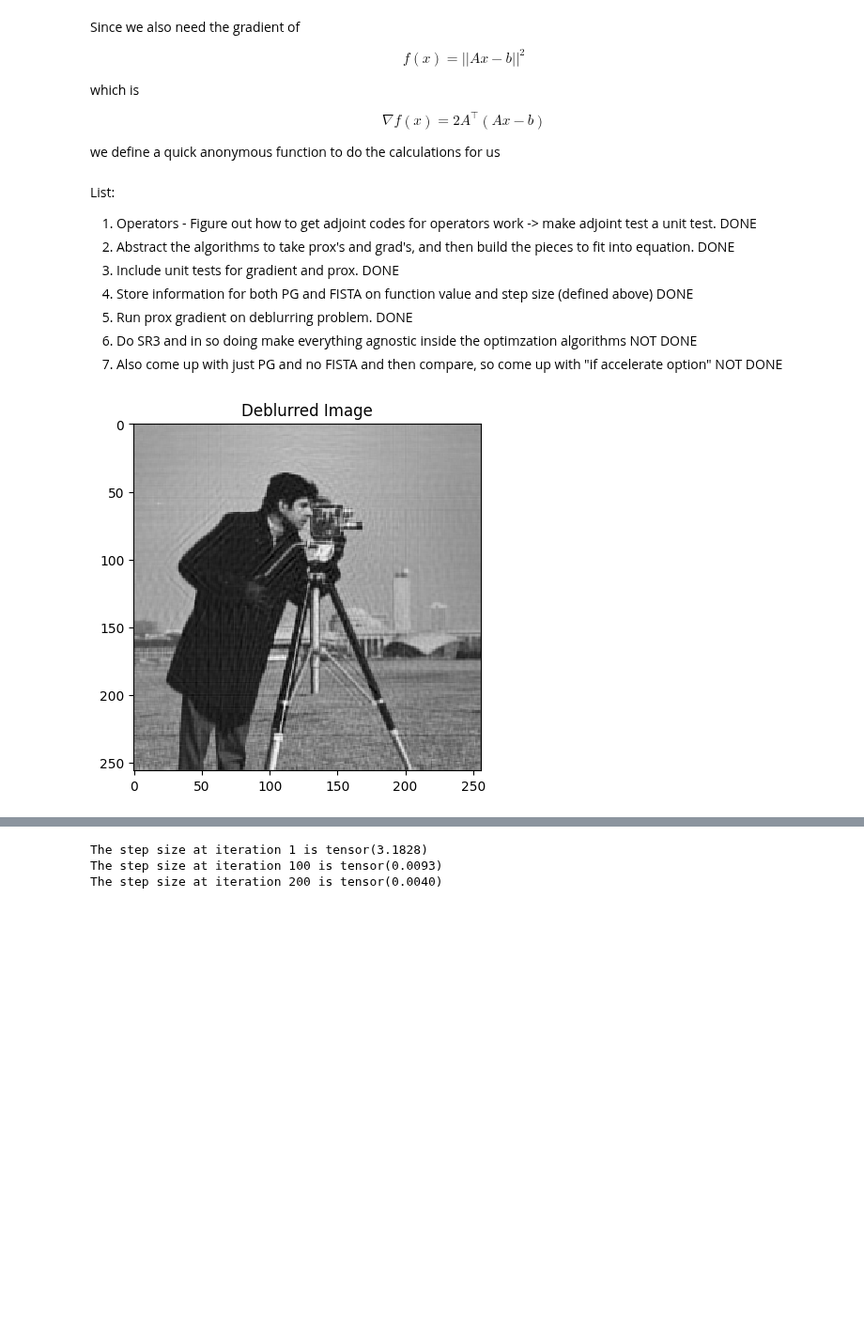
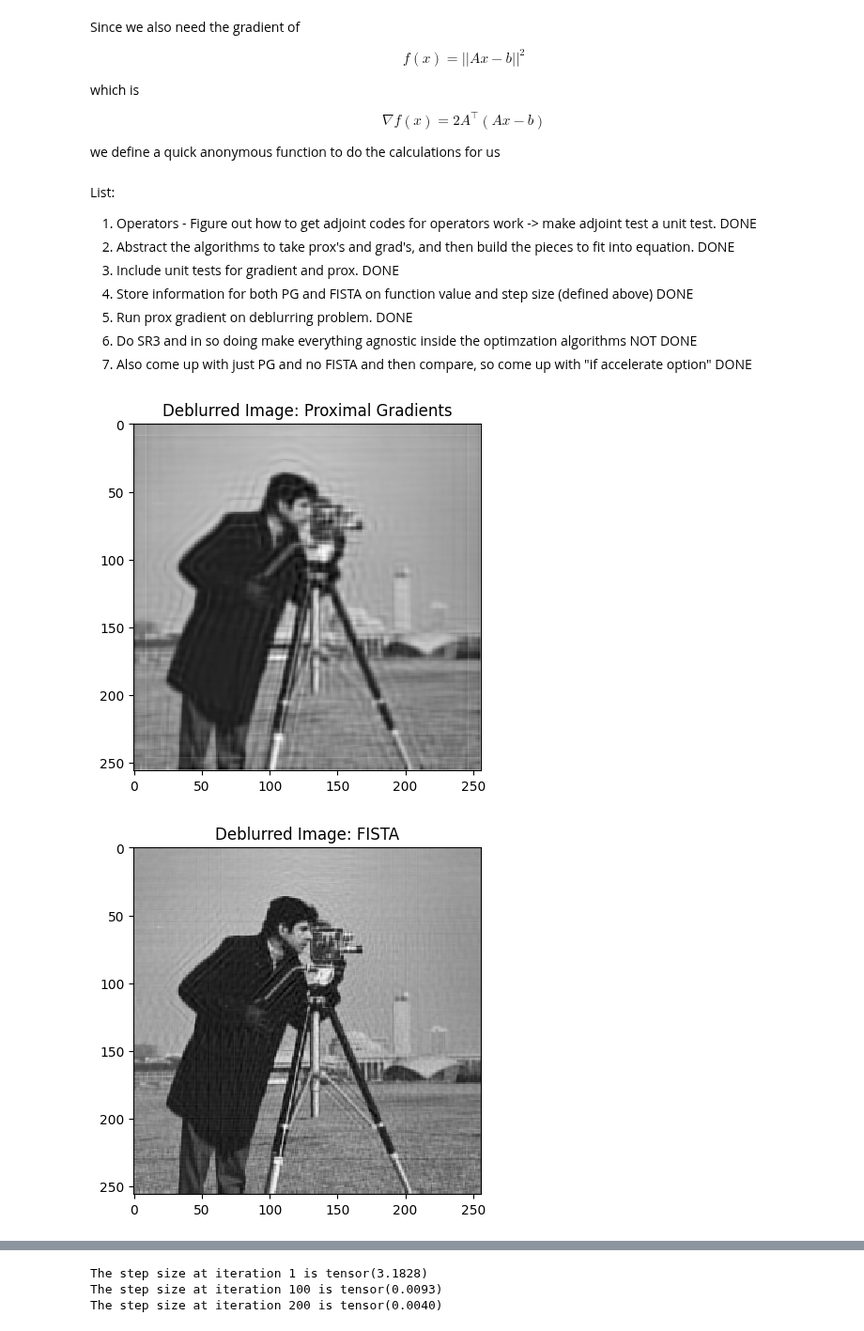
Before and after one commit to abjohnson117/Image-Deblur-SR3, a Jupyter notebook: sr3_attempts.ipynb, the cells around one changed output, grey strips where cells are left out. Shown at 94% size. Cells and saved outputs as stored; diff of their text form; code cells hidden in the pictures; blank space fills up the shorter version.

```diff
--- a/sr3_attempts.ipynb
+++ b/sr3_attempts.ipynb
@@ -310,6 +310,7 @@ where $a_1$ is the first column of $A^\top A$ and $C$ is the resulting matrix fr
 from operators import evals_blur, fspecial
 L = evals_blur(fspecial((9,9),4))[0]*2
 Linv = 1/L
+k_PG = 0
 k_FISTA = 0
 max_iter = 200
 # %% [markdown]
@@ -338,9 +339,11 @@ def gen_function(x,b):
     Ax = blur_operator_torch(x)
     w = Ax - b
     return (torch.linalg.norm(w)**2)
+# %%
+from optimization_algs import FISTA
+y_PG, start_PG, end_PG, step_sizes_PG, function_values_PG = FISTA(x_init, y0, b, t, k_PG, max_iter, lam, Linv, prox_op_torch, gen_function,False)
 # %%
-from optimization_algs import FISTA
-y, start, end, step_sizes, function_values = FISTA(x_init, y0, b, t, k_FISTA, max_iter, lam, Linv, prox_op_torch, gen_function)
+y, start, end, step_sizes, function_values = FISTA(x_init, y0, b, t, k_FISTA, max_iter, lam, Linv, prox_op_torch, gen_function,True)
 # %% [markdown]
 List:
 1. Operators - Figure out how to get adjoint codes for operators work -> make adjoint test a unit test. DONE
@@ -349,11 +352,14 @@ List:
 4. Store information for both PG and FISTA on function value and step size (defined above) DONE
 5. Run prox gradient on deblurring problem. DONE
 6. Do SR3 and in so doing make everything agnostic inside the optimzation algorithms NOT DONE
-7. Also come up with just PG and no FISTA and then compare, so come up with "if accelerate option" NOT DONE
+7. Also come up with just PG and no FISTA and then compare, so come up with "if accelerate option" DONE
 # %%
 from plotting import FISTA_plot
-FISTA_plot(y,m)
+FISTA_plot(y_PG,m,"Deblurred Image: Proximal Gradients")
+plt.show()
+FISTA_plot(y,m,"Deblurred Image: FISTA")
 # %% [output]
-[figure, old version]
+[figure, new version]
+[figure, added]
 # %%
 from plotting import function_vals_plot
```
Also changed, not shown: parts of 9 cells of this notebook, 3 other files.
